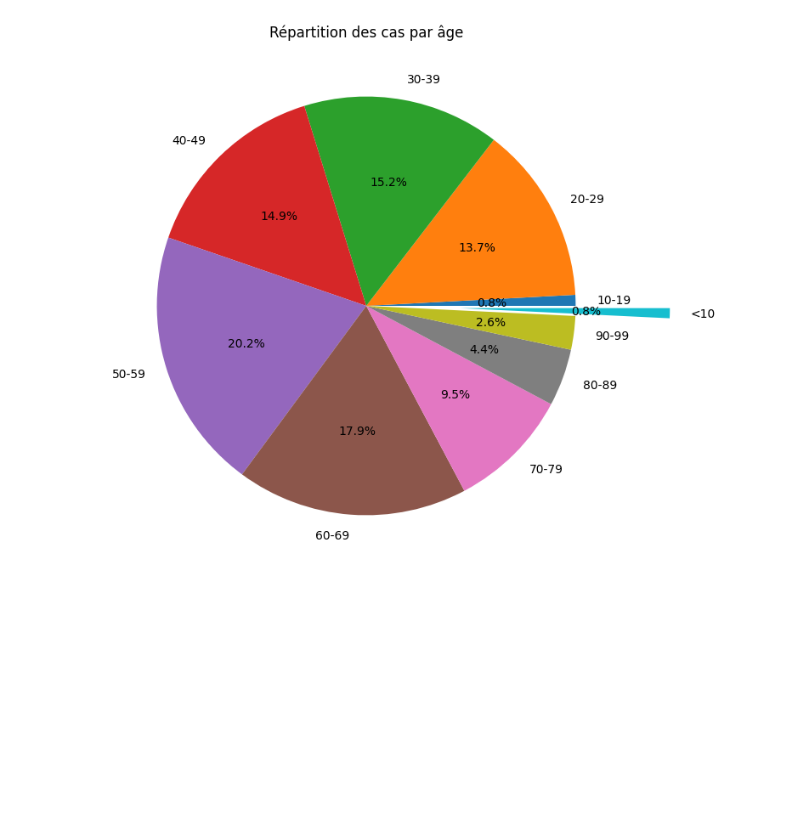
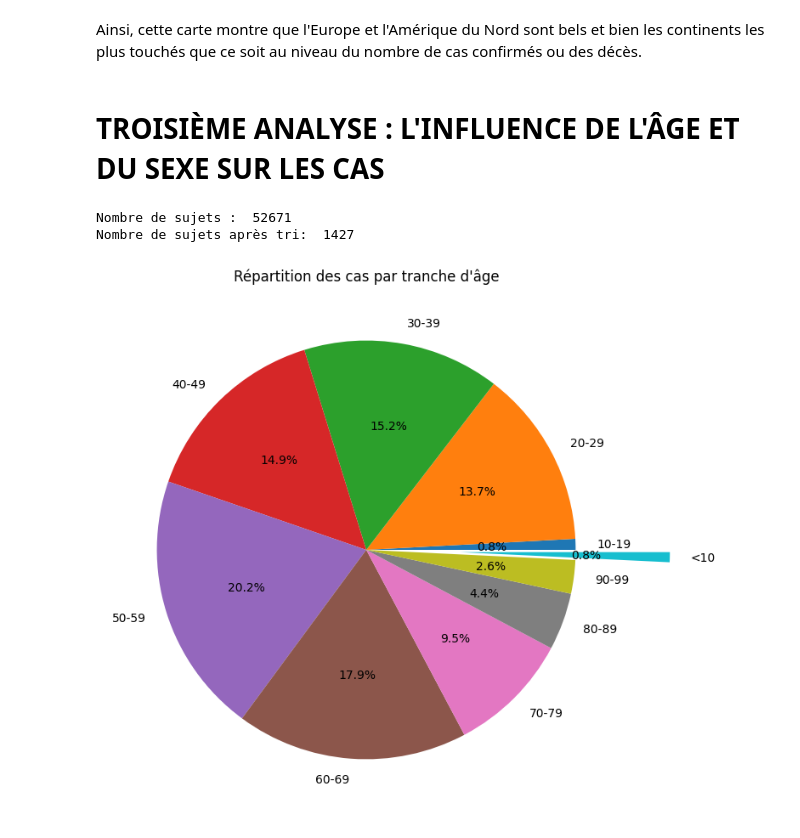
Before and after one commit to valentin-lechat/val, a Jupyter notebook: Data_Project_COVID19.ipynb, the cells around one changed output. Drawn from its saved outputs; the diff is of its cells as text; code cells hidden in the pictures; blank space fills up the shorter version.

```diff
--- a/Data_Project_COVID19.ipynb
+++ b/Data_Project_COVID19.ipynb
@@ -90,2 +111,0 @@ Text(0.5, 1.0, 'Nombre de cas confirmés de COVID 19 dans 17 Pays du Monde')
-# %%
-uploaded=files.upload()
@@ -95,18 +178,31 @@ Saving cases.csv to cases.csv
+# %% [markdown]
+Ainsi, cette carte montre que l'Europe et l'Amérique du Nord sont bels et bien les continents les plus touchés que ce soit au niveau du nombre de cas confirmés ou des décès.
+# %% [markdown]
+# TROISIÈME ANALYSE : L'INFLUENCE DE L'ÂGE ET DU SEXE SUR LES CAS
 # %%
-#Répartition des cas par âge au Canada
+#RÉPARTITION DES CAS PAR TRANCHE D'ÂGE AU CANADA
 cas = pd.read_csv(io.BytesIO(uploaded['cases.csv']))
+print("Nombre de sujets : ",cas['case_id'].count())
+#ON RETIRE LES VALEURS NON INTÉRÉSSANTES A TRAITER
 cas.drop(cas.loc[cas['age']=="Not Reported"].index, inplace=True)
 cas.drop(cas.loc[cas['age']=="2"].index, inplace=True)
 cas.drop(cas.loc[cas['age']=="50"].index, inplace=True)
 cas.drop(cas.loc[cas['age']=="61"].index, inplace=True)
 cas.drop(cas.loc[cas['age']=="<1"].index, inplace=True)
 cas.drop(cas.loc[cas['age']=="<18"].index, inplace=True)
 cas.drop(cas.loc[cas['age']=="<20"].index, inplace=True)
+
+#ON AFFICHE LE NOMBRE DE CAS APRÈS TRI POUR SAVOIR L'ÉCHANTILLON DE PERSONNES
+print("Nombre de sujets après tri: ",cas['case_id'].count())
+
+#CRÉATION D'UN DIAGRAMME EN CAMEMBERT
+
 age = cas.groupby('age').size()
-
 age.plot(kind='pie',subplots=True,figsize=(8,8),shadow=False,explode=(0, 0, 0, 0, 0,0,0,0,0,0.45),autopct='%1.1f%%')
-plt.title("Répartition des cas par âge")
+plt.title("Répartition des cas par tranche d'âge")
 plt.ylabel("")
 plt.show()
 # %% [output]
+Nombre de sujets :  52671
+Nombre de sujets après tri:  1427
-[figure, old version]
+[figure, new version]
```
Also changed, not shown: parts of 23 cells of this notebook.
